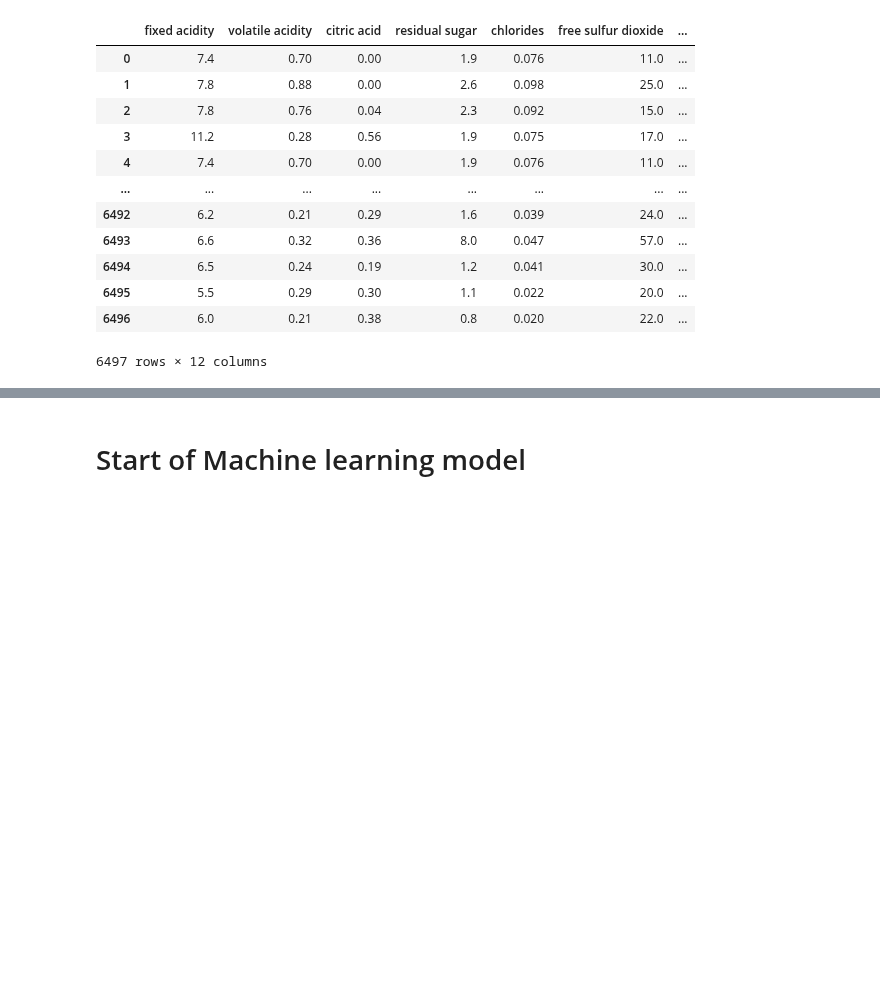
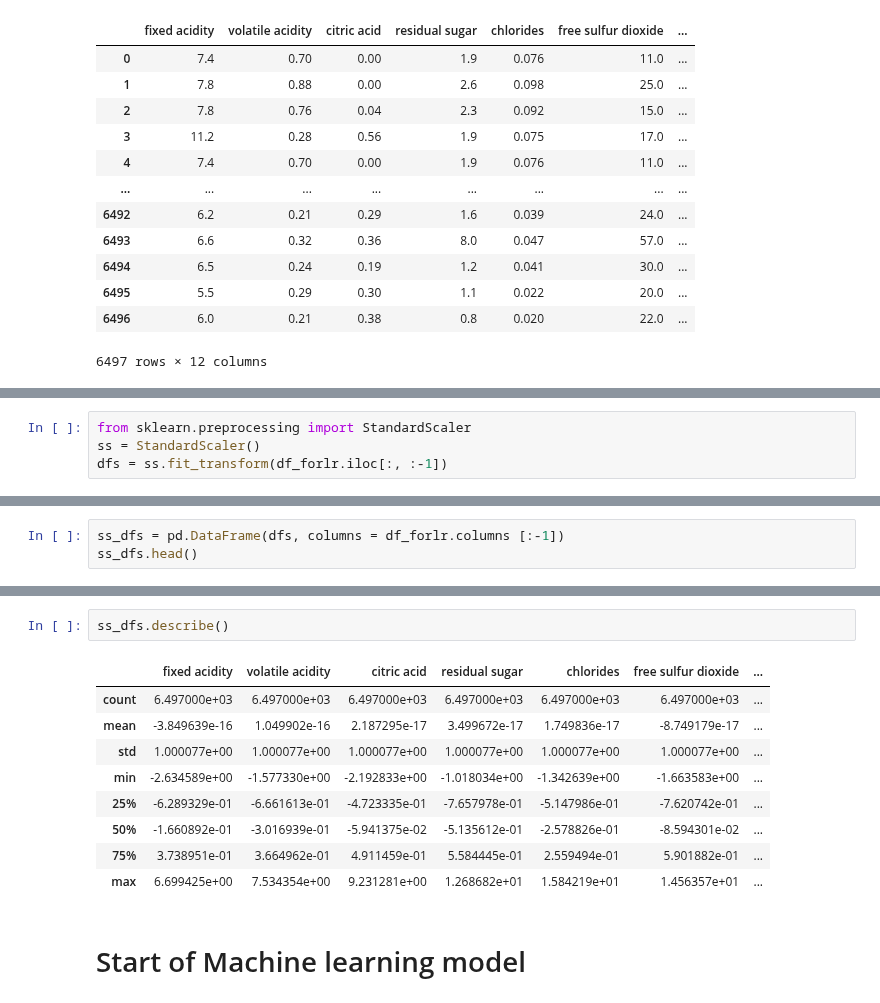
Before and after one commit to satomi26/Project-2, a Jupyter notebook: wine_sprint3.ipynb, the cells around one changed output, grey strips where cells are left out. Cells and saved outputs as stored; diff of their text form; blank space fills up the shorter version.

```diff
--- a/wine_sprint3.ipynb
+++ b/wine_sprint3.ipynb
@@ -330,0 +351,4 @@ df_forlr
+# %%
+from sklearn.preprocessing import StandardScaler
+ss = StandardScaler()
+dfs = ss.fit_transform(df_forlr.iloc[:, :-1])
@@ -330,0 +371,3 @@ df_forlr
+# %%
+ss_dfs = pd.DataFrame(dfs, columns = df_forlr.columns [:-1])
+ss_dfs.head()
@@ -331,3 +381,15 @@ df_forlr
+# %%
+ss_dfs.describe()
+# %% [output]
+|  | fixed acidity | volatile acidity | citric acid | residual sugar | chlorides | free sulfur dioxide | ... |
+| count | 6.497000e+03 | 6.497000e+03 | 6.497000e+03 | 6.497000e+03 | 6.497000e+03 | 6.497000e+03 | ... |
+| mean | -3.849639e-16 | 1.049902e-16 | 2.187295e-17 | 3.499672e-17 | 1.749836e-17 | -8.749179e-17 | ... |
+| std | 1.000077e+00 | 1.000077e+00 | 1.000077e+00 | 1.000077e+00 | 1.000077e+00 | 1.000077e+00 | ... |
+| min | -2.634589e+00 | -1.577330e+00 | -2.192833e+00 | -1.018034e+00 | -1.342639e+00 | -1.663583e+00 | ... |
+| 25% | -6.289329e-01 | -6.661613e-01 | -4.723335e-01 | -7.657978e-01 | -5.147986e-01 | -7.620742e-01 | ... |
+| 50% | -1.660892e-01 | -3.016939e-01 | -5.941375e-02 | -5.135612e-01 | -2.578826e-01 | -8.594301e-02 | ... |
+| 75% | 3.738951e-01 | 3.664962e-01 | 4.911459e-01 | 5.584445e-01 | 2.559494e-01 | 5.901882e-01 | ... |
+| max | 6.699425e+00 | 7.534354e+00 | 9.231281e+00 | 1.268682e+01 | 1.584219e+01 | 1.456357e+01 | ... |
 # %% [markdown]
 # Start of Machine learning model
 # %% [markdown]
```
Also changed, not shown: parts of 8 cells of this notebook, 1 other file.
